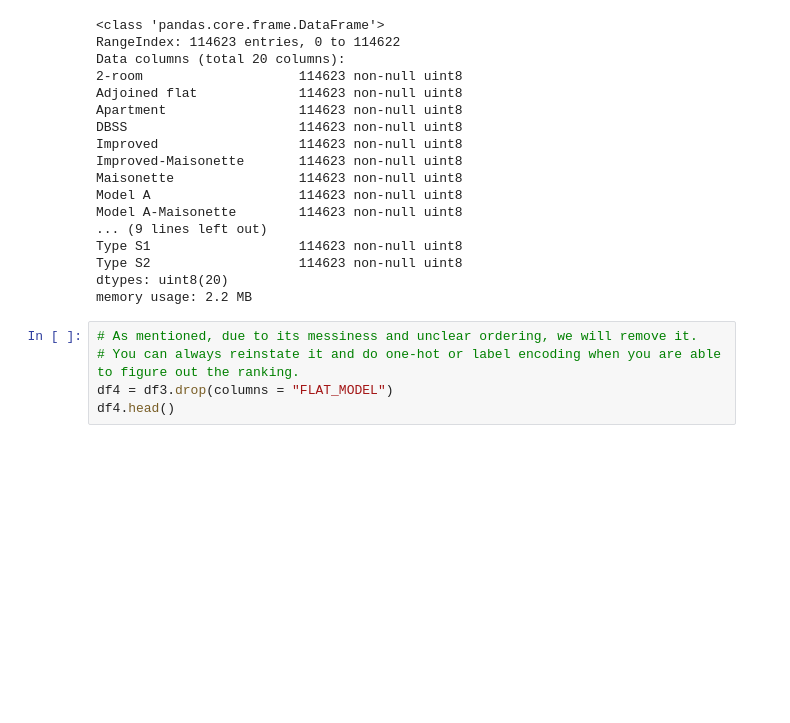
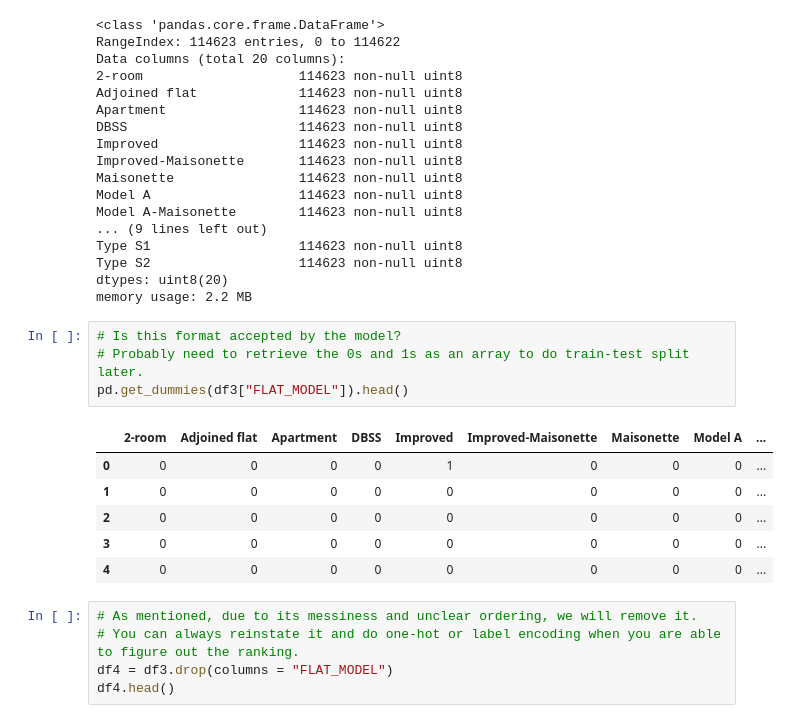
Before and after one commit to joeykokbin/data_science_helper, a Jupyter notebook: HELPER_VOL4.ipynb, the cells around one changed output. Drawn from its saved outputs; the diff is of its cells as text; blank space fills up the shorter version.

```diff
--- a/HELPER_VOL4.ipynb
+++ b/HELPER_VOL4.ipynb
@@ -275,6 +275,17 @@ Type S1                   114623 non-null uint8
 Type S2                   114623 non-null uint8
 dtypes: uint8(20)
 memory usage: 2.2 MB
+# %%
+# Is this format accepted by the model?
+# Probably need to retrieve the 0s and 1s as an array to do train-test split later.
+pd.get_dummies(df3["FLAT_MODEL"]).head()
+# %% [output]
+|  | 2-room | Adjoined flat | Apartment | DBSS | Improved | Improved-Maisonette | Maisonette | Model A | ... |
+| 0 | 0 | 0 | 0 | 0 | 1 | 0 | 0 | 0 | ... |
+| 1 | 0 | 0 | 0 | 0 | 0 | 0 | 0 | 0 | ... |
+| 2 | 0 | 0 | 0 | 0 | 0 | 0 | 0 | 0 | ... |
+| 3 | 0 | 0 | 0 | 0 | 0 | 0 | 0 | 0 | ... |
+| 4 | 0 | 0 | 0 | 0 | 0 | 0 | 0 | 0 | ... |
 # %%
 # As mentioned, due to its messiness and unclear ordering, we will remove it.
 # You can always reinstate it and do one-hot or label encoding when you are able to figure out the ranking.
```
Also changed, not shown: parts of 36 cells of this notebook, 5 other files.
